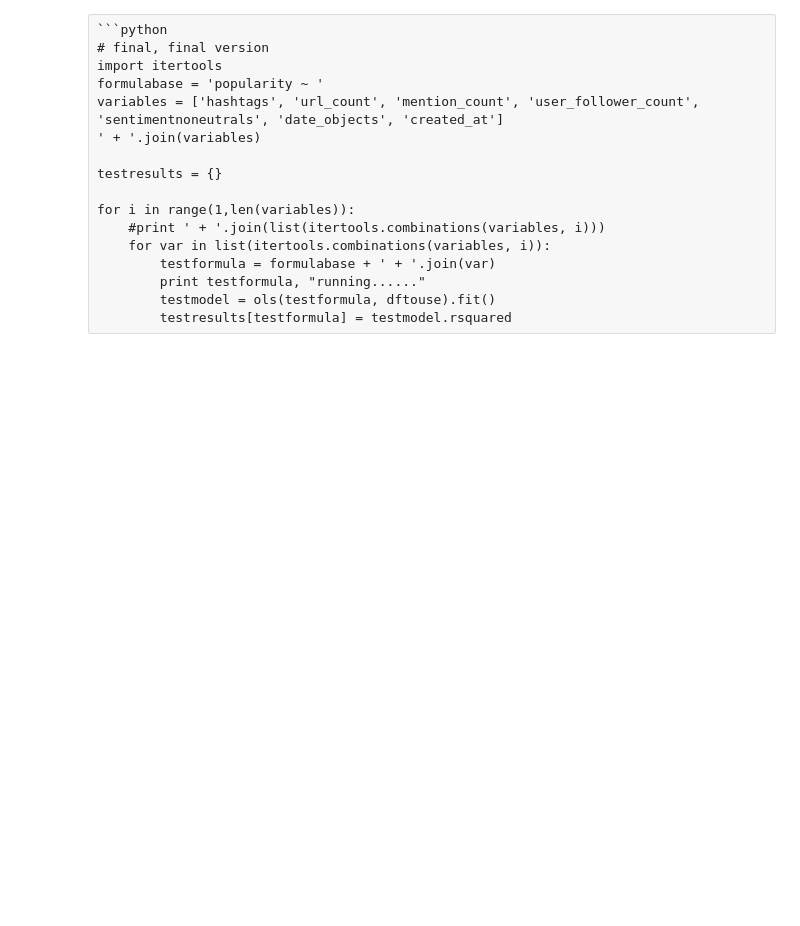
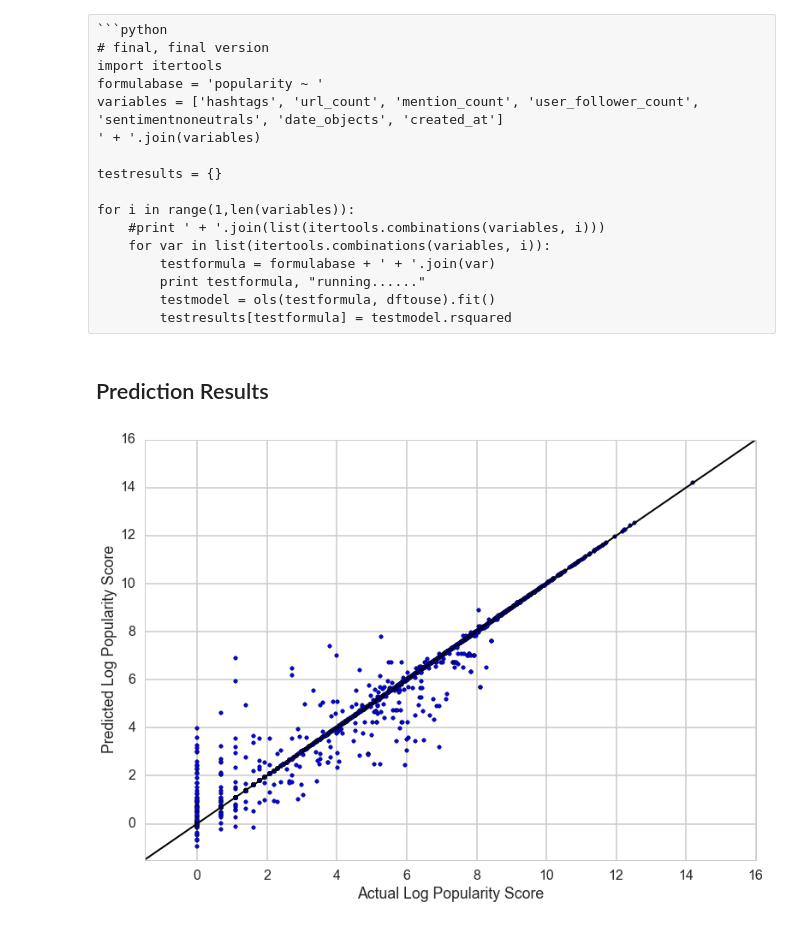
Before and after one commit to belindazeng/goingviral, a Jupyter notebook: goingviral.ipynb, the cells around one changed output. Cells and saved outputs as stored; diff of their text form; code cells hidden in the pictures; blank space fills up the shorter version.

Commit message:
Initial prediction vs actual graph

```diff
--- a/goingviral.ipynb
+++ b/goingviral.ipynb
@@ -1449,3 +1486,15 @@ sns.lmplot(x="sentimentnoneutrals", y="popularity", hue="user_follower_count", d
 #                            since_id=2015-11-13).items():
 #     print tweet.created_at, tweet.text
 #     csvWriter.writerow([tweet.created_at, tweet.text.encode('utf-8')])
+# %% [markdown]
+## Prediction Results
+# %%
+plt.scatter(dftouse['logpopularity'].head(2000), model.predict())
+plt.plot([-2,16],[-2,16], 'k', label="slope 1", linewidth=2)
+plt.xlim(-1.5,16)
+plt.ylim(-1.5,16)
+plt.xlabel('Actual Log Popularity Score')
+plt.ylabel('Predicted Log Popularity Score')
+plt.show()
+# %% [output]
+[figure, added]
```
Also changed, not shown: parts of 6 cells of this notebook.
